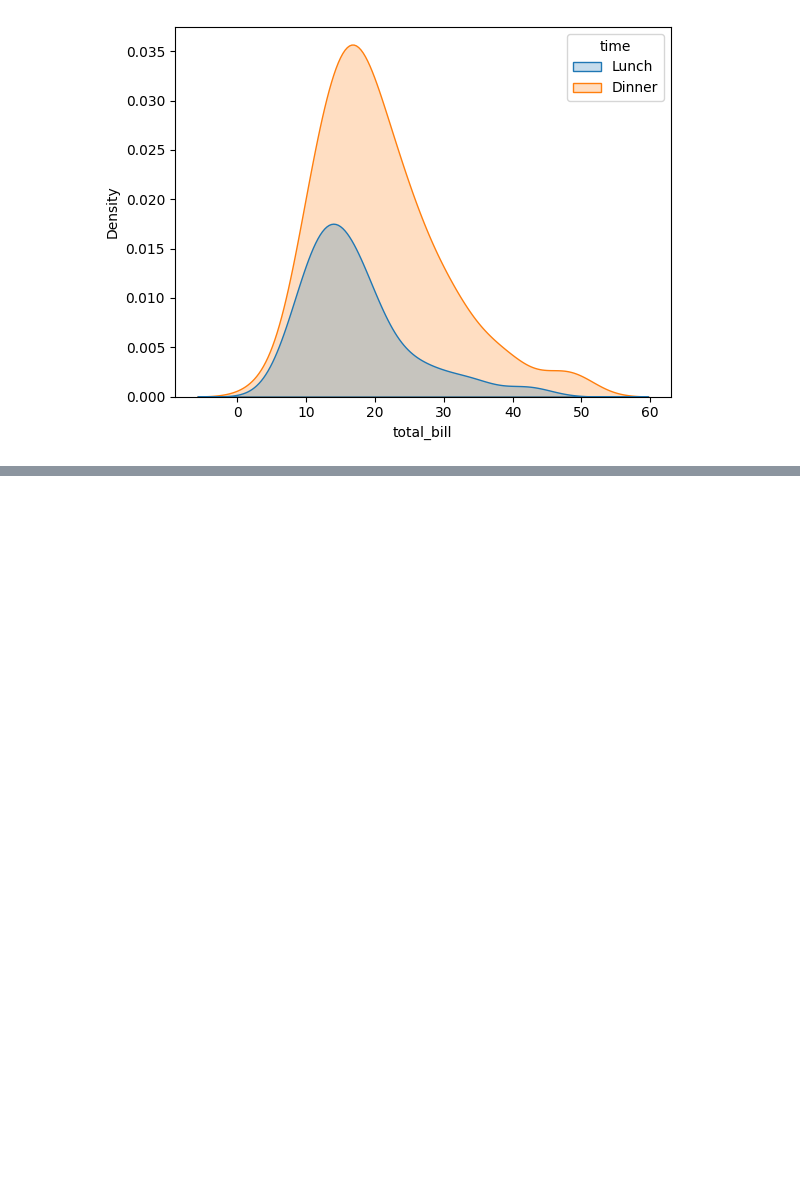
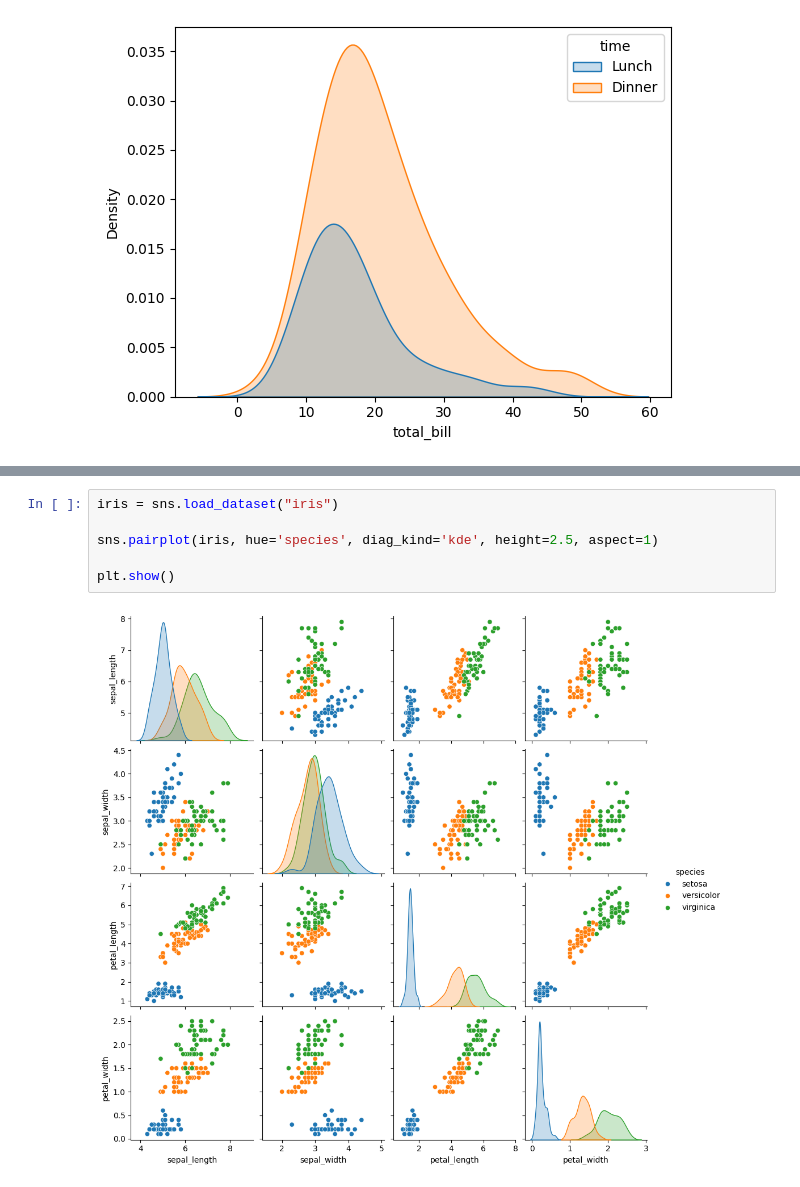
Before and after one commit to ARYANPATEL-BIT/learn-Pandas, a Jupyter notebook: seaborn.ipynb, the cells around one changed output, grey strips where cells are left out. Saved outputs shown, nothing was run; the diff lists cells and outputs as text; blank space fills up the shorter version.

```diff
--- a/seaborn.ipynb
+++ b/seaborn.ipynb
@@ -94,0 +120,8 @@ plt.show()
+# %%
+iris = sns.load_dataset("iris")
+
+sns.pairplot(iris, hue='species', diag_kind='kde', height=2.5, aspect=1)
+
+plt.show()
+# %% [output]
+[figure, added]
```
Also changed, not shown: parts of 3 cells of this notebook, 1 other file.
